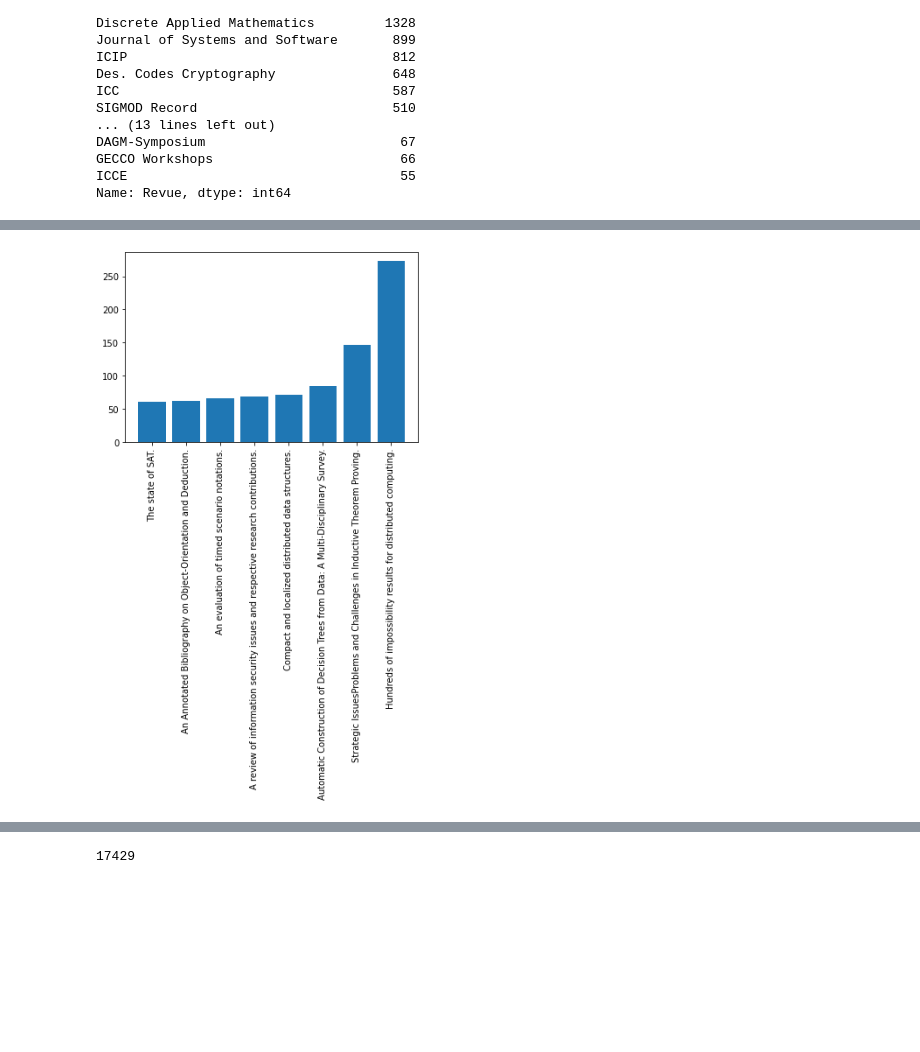
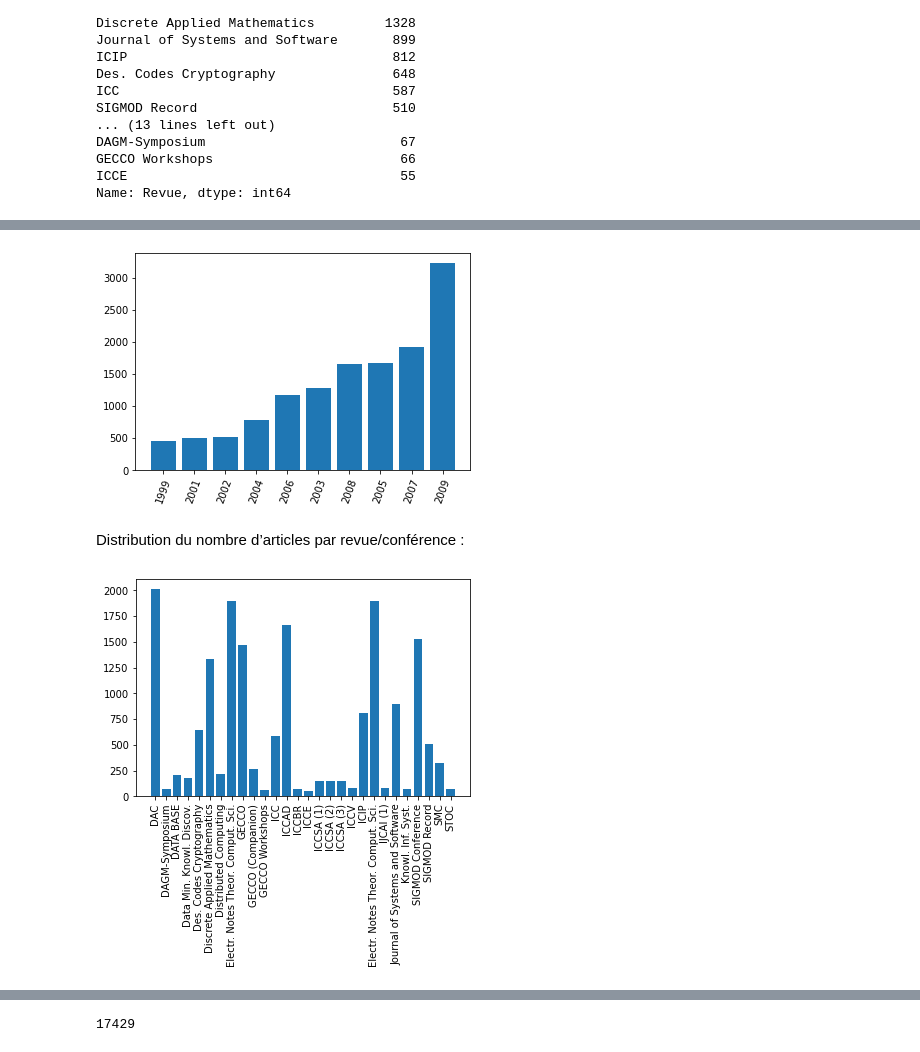
Before and after one commit to Erifai/Bi_Project, a Jupyter notebook: Projet_BI_NLP.ipynb, the cells around one changed output, grey strips where cells are left out. Saved outputs shown, nothing was run; the diff lists cells and outputs as text; code cells hidden in the pictures; blank space fills up the shorter version.

```diff
--- a/Projet_BI_NLP.ipynb
+++ b/Projet_BI_NLP.ipynb
@@ -186,13 +199,45 @@ list_abs
+# %%
+dff = df.groupby(['Année'])['Année'].count()
+dff = dff.sort_values()
+list_ind_annee = dff[-10:]
+list_annee = []
+for i in list_ind_annee:
+  list_annee.append(dff[dff == i].index[0])
+
+list_annee
+
+height = list_annee
+bars = list_ind_annee
+y_pos = np.arange(len(bars))
+# Create bars
+plt.bar(y_pos, bars)
+# Create names on the x-axis
+degrees = 70
+plt.xticks(y_pos, height,rotation = degrees )
+# Show graphic
+plt.show()
+# %% [output]
+[figure, added]
+# %% [markdown]
+ Distribution du nombre d’articles par revue/conférence :
 # %%
-height = list_abs
-bars = list_nb_citation
+dff = df.groupby(['Revue'])['Année'].count()
+
+list_revue = []
+for i in dff:
+  list_revue.append(dff[dff == i].index[0])
+
+list_revue
+
+height = list_revue
+bars = dff
 y_pos = np.arange(len(bars))
 # Create bars
 plt.bar(y_pos, bars)
 # Create names on the x-axis
 degrees = 90
 plt.xticks(y_pos, height,rotation = degrees )
 # Show graphic
 plt.show()
 # %% [output]
-[figure, old version]
+[figure, new version]
```
Also changed, not shown: parts of 29 cells of this notebook.
